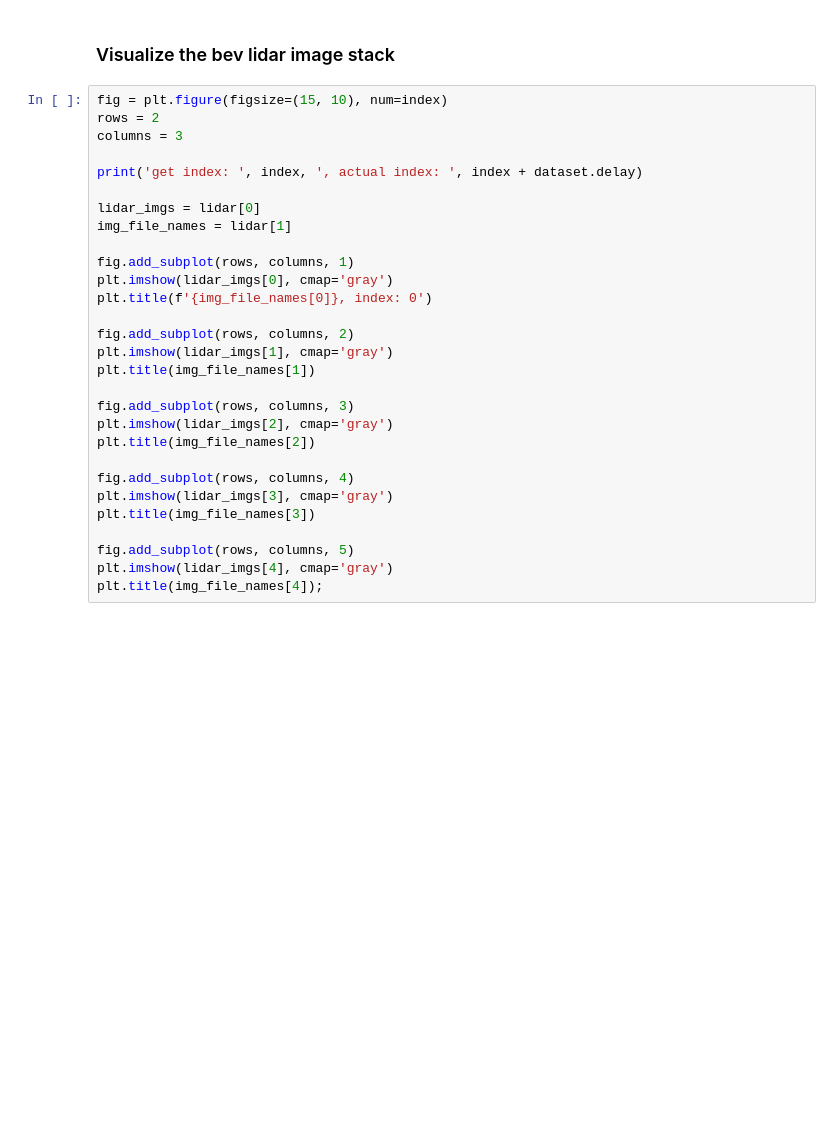
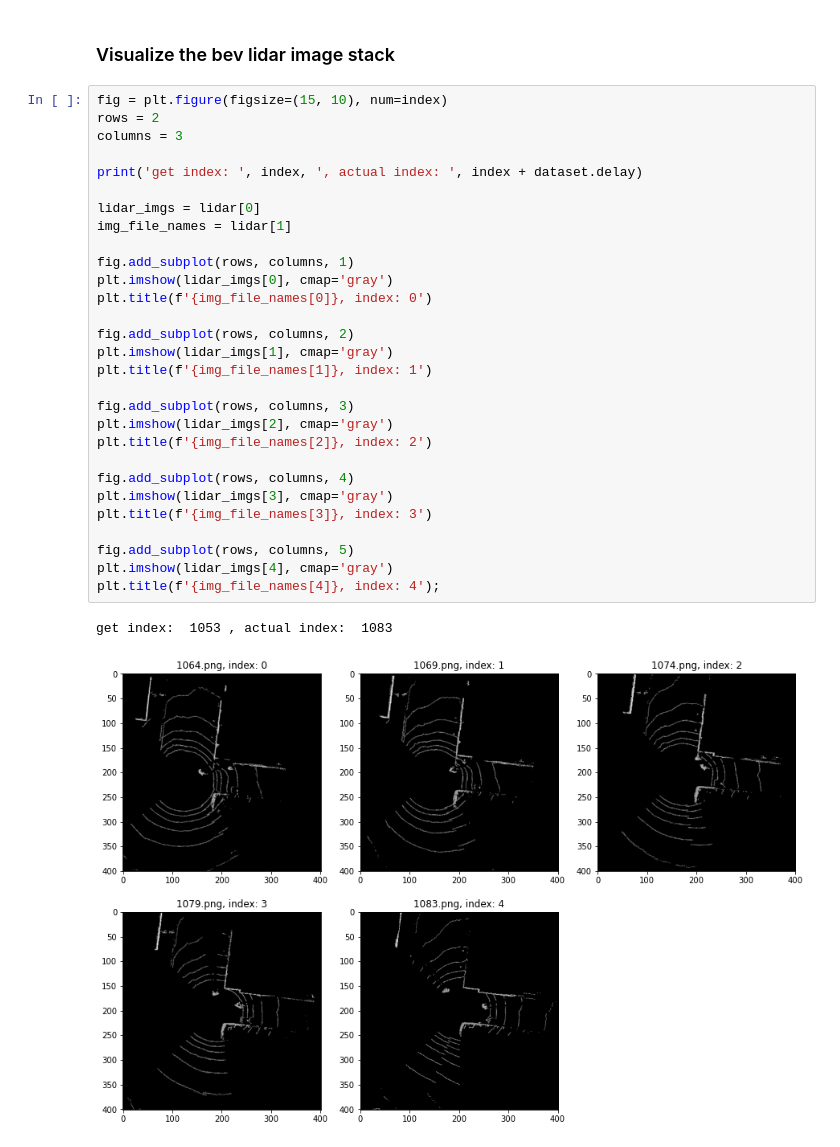
Before and after one commit to abhinavchadaga/clip_social_nav, a Jupyter notebook: dataset_visualization.ipynb, the cells around one changed output. Saved outputs shown, nothing was run; the diff lists cells and outputs as text; blank space fills up the shorter version.

Commit message:
rerun dataset_visualization nb

```diff
--- a/dataset_visualization.ipynb
+++ b/dataset_visualization.ipynb
@@ -92,29 +99,32 @@ joy_stats_df
 # %%
 fig = plt.figure(figsize=(15, 10), num=index)
 rows = 2
 columns = 3
 
 print('get index: ', index, ', actual index: ', index + dataset.delay)
 
 lidar_imgs = lidar[0]
 img_file_names = lidar[1]
 
 fig.add_subplot(rows, columns, 1)
 plt.imshow(lidar_imgs[0], cmap='gray')
 plt.title(f'{img_file_names[0]}, index: 0')
 
 fig.add_subplot(rows, columns, 2)
 plt.imshow(lidar_imgs[1], cmap='gray')
-plt.title(img_file_names[1])
+plt.title(f'{img_file_names[1]}, index: 1')
 
 fig.add_subplot(rows, columns, 3)
 plt.imshow(lidar_imgs[2], cmap='gray')
-plt.title(img_file_names[2])
+plt.title(f'{img_file_names[2]}, index: 2')
 
 fig.add_subplot(rows, columns, 4)
 plt.imshow(lidar_imgs[3], cmap='gray')
-plt.title(img_file_names[3])
+plt.title(f'{img_file_names[3]}, index: 3')
 
 fig.add_subplot(rows, columns, 5)
 plt.imshow(lidar_imgs[4], cmap='gray')
-plt.title(img_file_names[4]);
+plt.title(f'{img_file_names[4]}, index: 4');
+# %% [output]
+get index:  1053 , actual index:  1083
+[figure, added]
```
Also changed, not shown: parts of 6 cells of this notebook.
